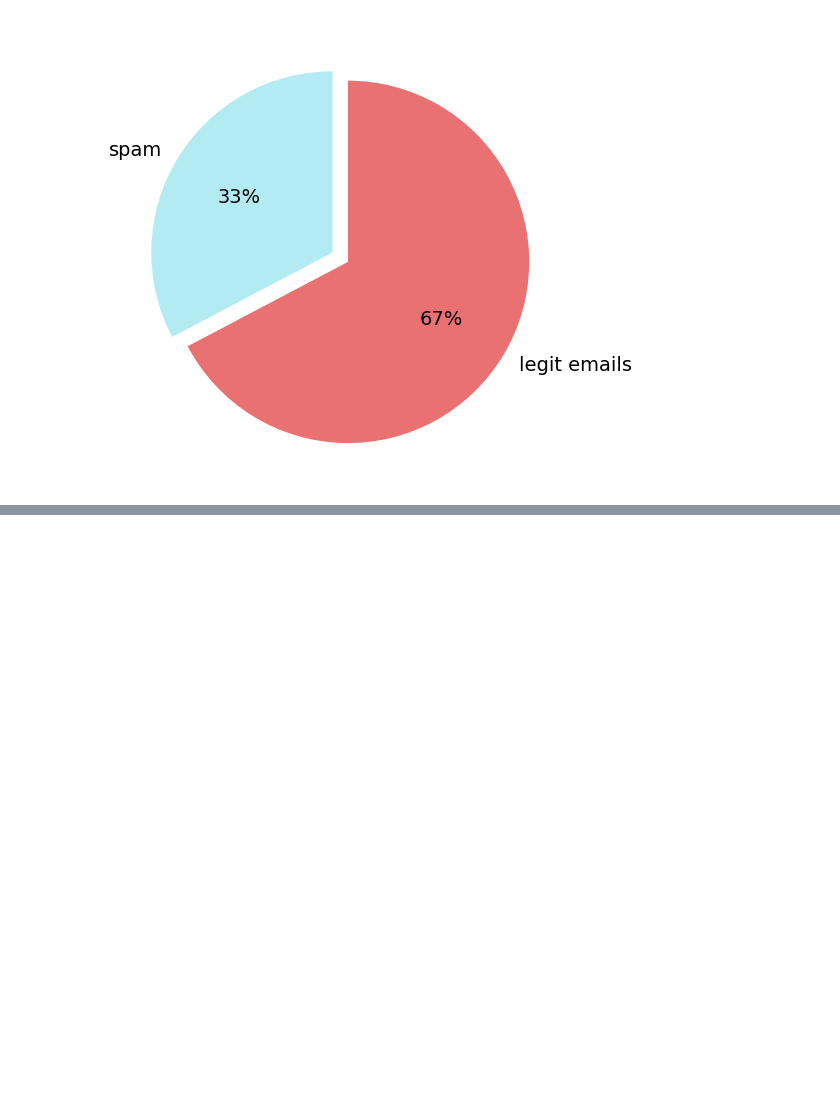
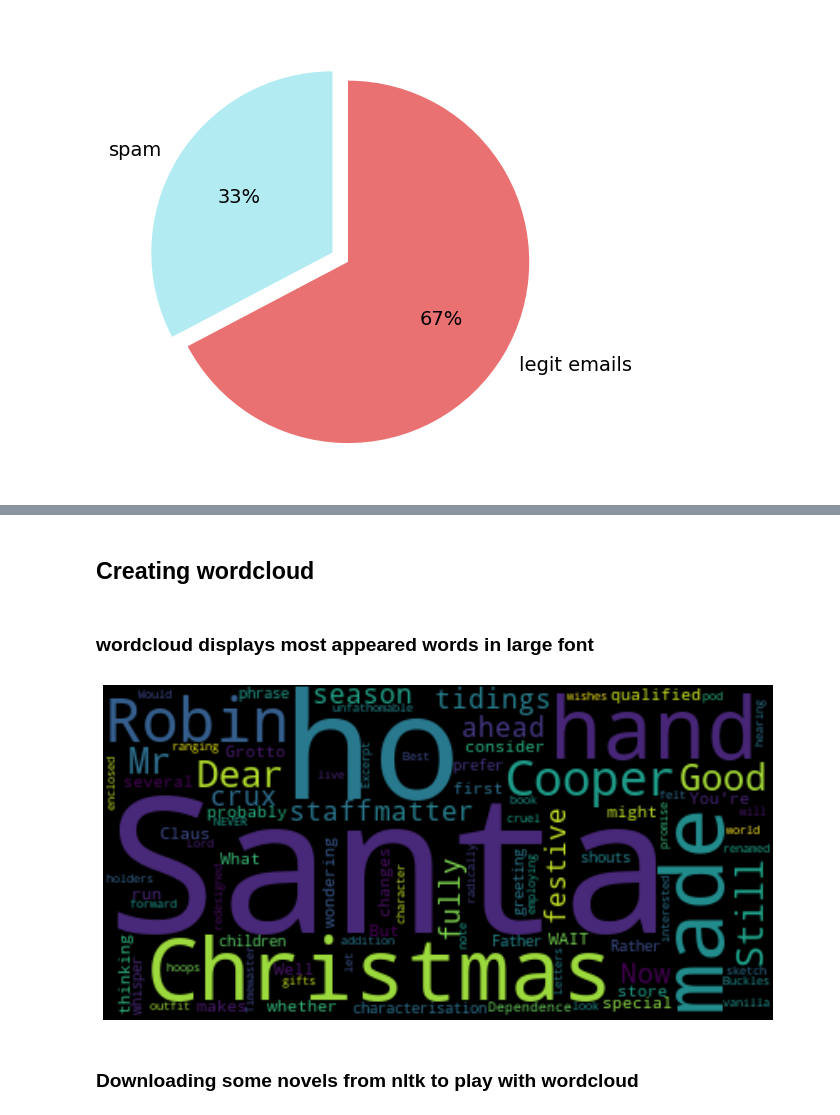
Before and after one commit to Nagaraj-U/Spam-Email-Classifier, a Jupyter notebook: Bayes Spam Classifier.ipynb, the cells around one changed output, grey strips where cells are left out. Cells and saved outputs as stored; diff of their text form; code cells hidden in the pictures; blank space fills up the shorter version.

Commit message:
add wordcloud

```diff
--- a/Bayes Spam Classifier.ipynb
+++ b/Bayes Spam Classifier.ipynb
@@ -278,0 +616,14 @@ plt.show()
+# %% [markdown]
+## Creating wordcloud
+# %% [markdown]
+### wordcloud displays most appeared words in large font
+# %%
+word_cloud = WordCloud().generate(message_body)
+plt.figure(figsize=(12,8))
+plt.imshow(word_cloud,interpolation='bilinear')
+plt.axis('off')
+plt.show()
+# %% [output]
+[figure, added]
+# %% [markdown]
+### Downloading some novels from nltk to play with wordcloud
```
Also changed, not shown: parts of 48 cells of this notebook.
